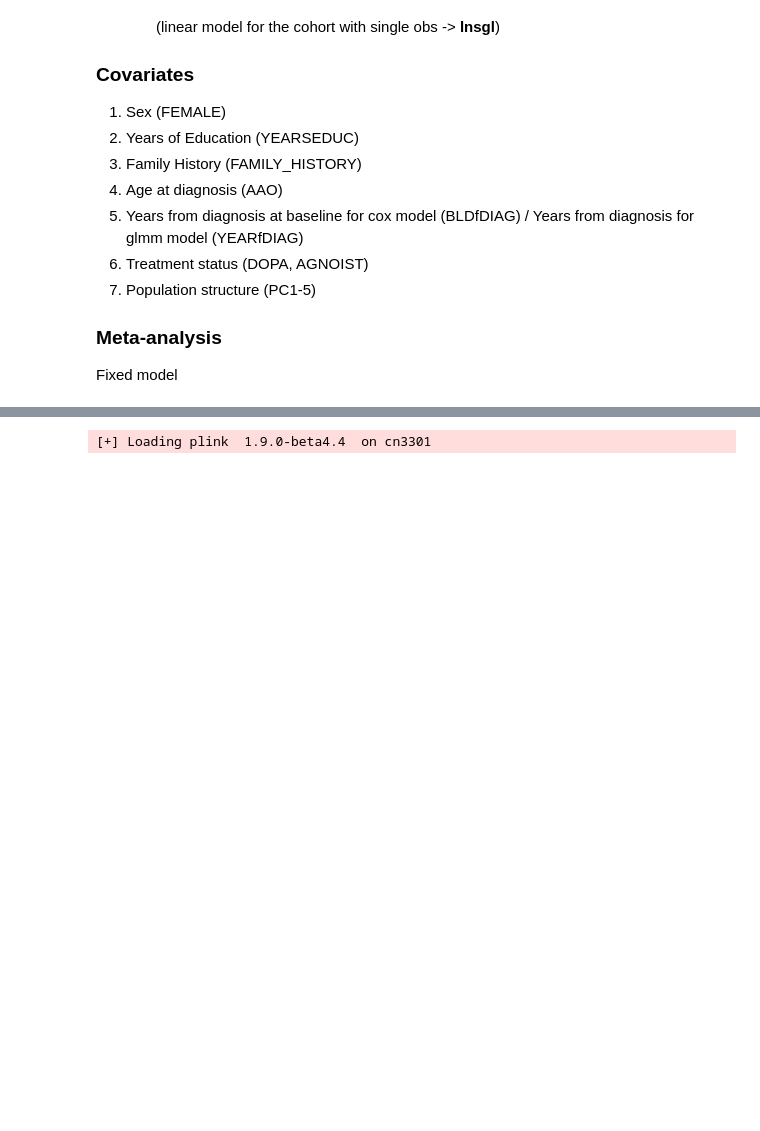
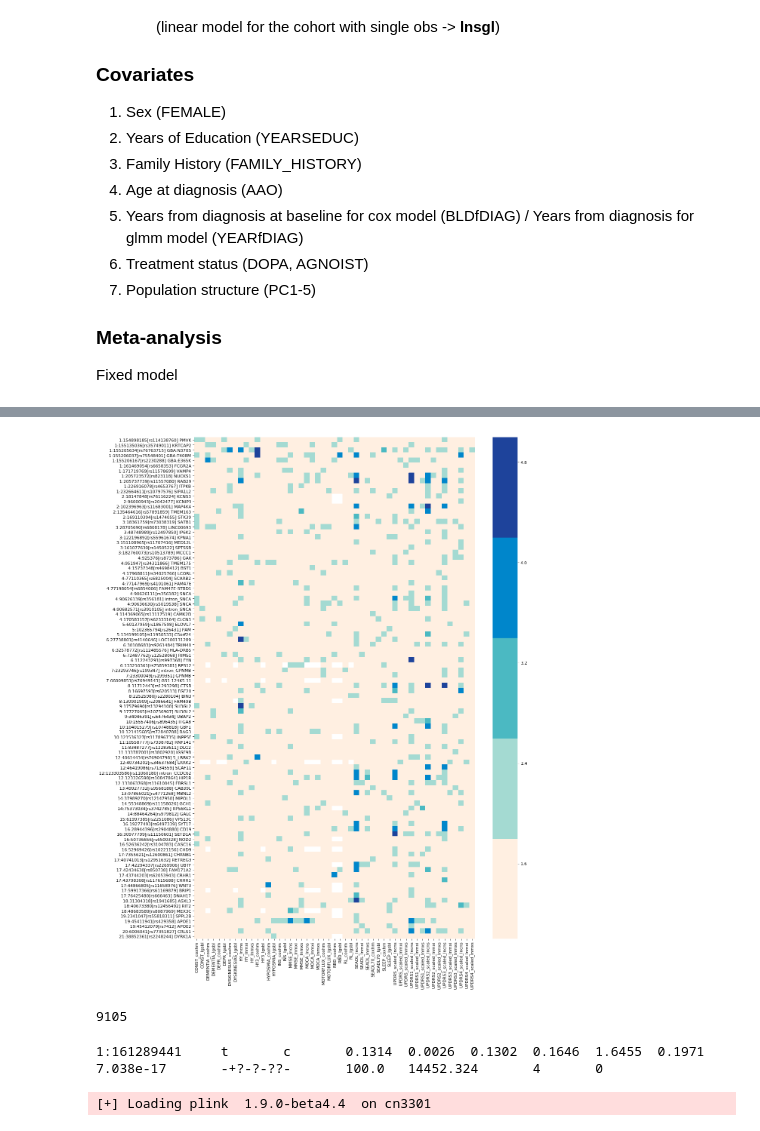
Before and after one commit to hirotaka-i/phenoGWAS, a Jupyter notebook: ReAnalysis.ipynb, the cells around one changed output, grey strips where cells are left out. Drawn from its saved outputs; the diff is of its cells as text; code cells hidden in the pictures; blank space fills up the shorter version.

Commit message:
output

```diff
--- a/ReAnalysis.ipynb
+++ b/ReAnalysis.ipynb
@@ -493,0 +687,27 @@ swarm -f swarm/metal.txt -g 6 -p 2 -b 2 --time=1:00:00 --module metal --logdir s
+# %%
+data  =  pd.read_table ("t/allV_snp.txt")
+forIdx = data["POS"].str.split(":", expand=True).applymap(int).sort_values(by=[0, 1])
+df = data.reindex(forIdx.index) # ordering by position
+df_out = df.iloc [:, 3:]
+df_out.index=df["POS"] + "[" + df['ID'] + "] " + df['NearGene']
+n = 52
+def cut_func(x):
+    if x <= -np.log10(0.05):
+        return 1
+    elif x <= -np.log10(0.05/n):
+        return 2
+    elif x <= -np.log10(0.05/92):
+        return 3
+    elif x <= -np.log10(0.05/92/n):
+        return 4
+    elif x > -np.log10(0.05/92/n):
+        return 5
+    else:
+        return np.nan
+dft = df_out.iloc[:, :].applymap(cut_func) # apply significance category
+_cmap = ["#ffefe1", "#a4dad2", "#4bb9c2", "#0086cb", "#1e439B"]
+fig=plt.figure(figsize=(15, 22), dpi= 80, facecolor='w', edgecolor='k', )
+sns.heatmap(dft, cmap=_cmap)
+plt.savefig('fig/output.png', bbox_inches='tight', dpi=150)
+# %% [output]
+[figure, added]
@@ -494,3 +739,46 @@ swarm -f swarm/metal.txt -g 6 -p 2 -b 2 --time=1:00:00 --module metal --logdir s
+# %%
+%%bash
+cat meta/outGWAS/lncnssig.txt | sort | uniq -c | wc -l
+# %% [output]
+9105
+# %%
+%%bash
+rm -f t/metathres.txt
+for i in $(cat _meta_done.txt);do
+  N_COHORTs=$(echo $i | sed 's/___/:/g' | cut -d ":" -f 3 | sed 's/,/\n/g' | wc -l)
+  echo $[(N_COHORTs) / 2 ]  >> t/metathres.txt
+done
+paste -d '-' _meta_done.txt _metathres.txt > _meta_done_thres.txt
+## Filtering HetIsq <80 HetDf > half of the number of the available cohorts.
+ANALYSIS=surv
+for i in $(grep ^"$ANALYSIS" _meta_done_thres.txt);do
+  OUTCOME=$(echo $i | sed 's/___/:/g' | cut -d ":" -f 2)
+  THRES=$(echo $i | cut -d "-" -f 2)
+  awk '$14>'$THRES' {print $0}' $GNTYP_OUT/meta/$ANALYSIS/$OUTCOME/meta1.tbl | awk '$12<80' | sort -gk 10 > $GNTYP_OUT/meta/$ANALYSIS/$OUTCOME/meta2.tbl
+done
+
+
+ANALYSIS=rvtest
+for i in $(grep ^"$ANALYSIS" _meta_done_thres.txt);do
+  OUTCOME=$(echo $i | sed 's/___/:/g' | cut -d ":" -f 2)
+  THRES=$(echo $i | cut -d "-" -f 2)
+  awk '$14>'$THRES' {print $0}' $GNTYP_OUT/meta/$ANALYSIS/$OUTCOME/meta1.tbl | awk '$12<80' | sort -gk 10 > $GNTYP_OUT/meta/$ANALYSIS/$OUTCOME/meta2.tbl
+done
+
+
+
+
+
+RESULT=output
+for MDOEL in "coxhm" "lgsbl" "lncns";do
+    mkdir post/$RESULT/$MODEL
+    RES_FOLDER="meta/$RESULT/$ANALYSIS"
+    for OUTCOME in $(ls $RES_FOLDER);do
+        awk '$10 < 5e-8 {print $1}' $RES_FOLDER/$OUTCOME/meta2.tbl > post/$ANALYSIS/sigV_"$OUTCOME".list
+    done
+done
+# %% [output]
+1:161289441     t       c       0.1314  0.0026  0.1302  0.1646  1.6455  0.1971  7.038e-17       -+?-?-??-       100.0   14452.324       4       0
 # %%
 %%bash
 mkdir -p t
```
Also changed, not shown: parts of 19 cells of this notebook, 2 other files.
